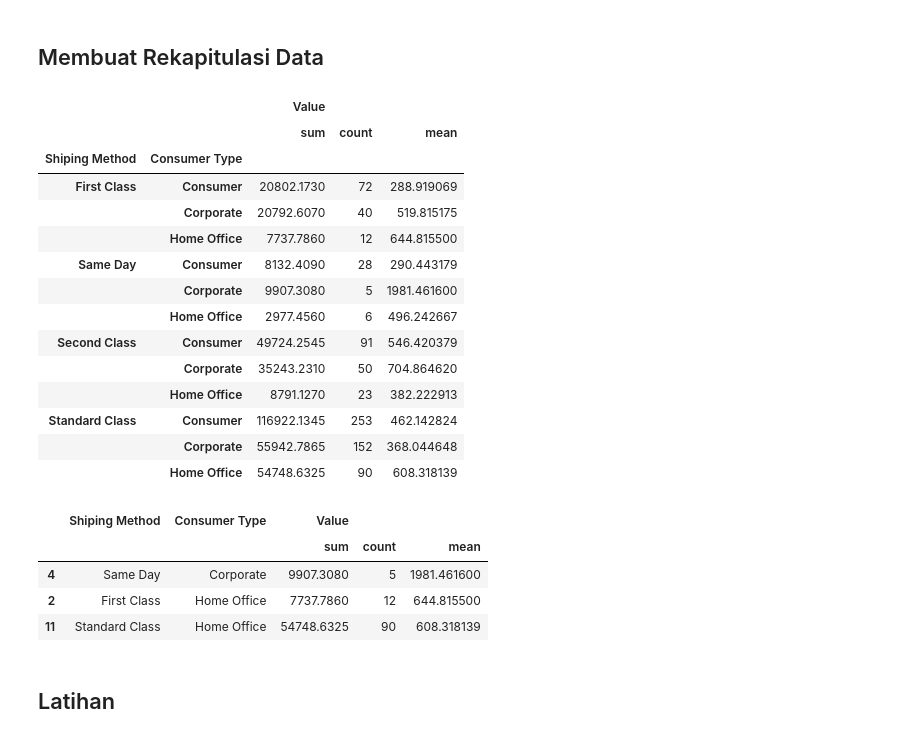
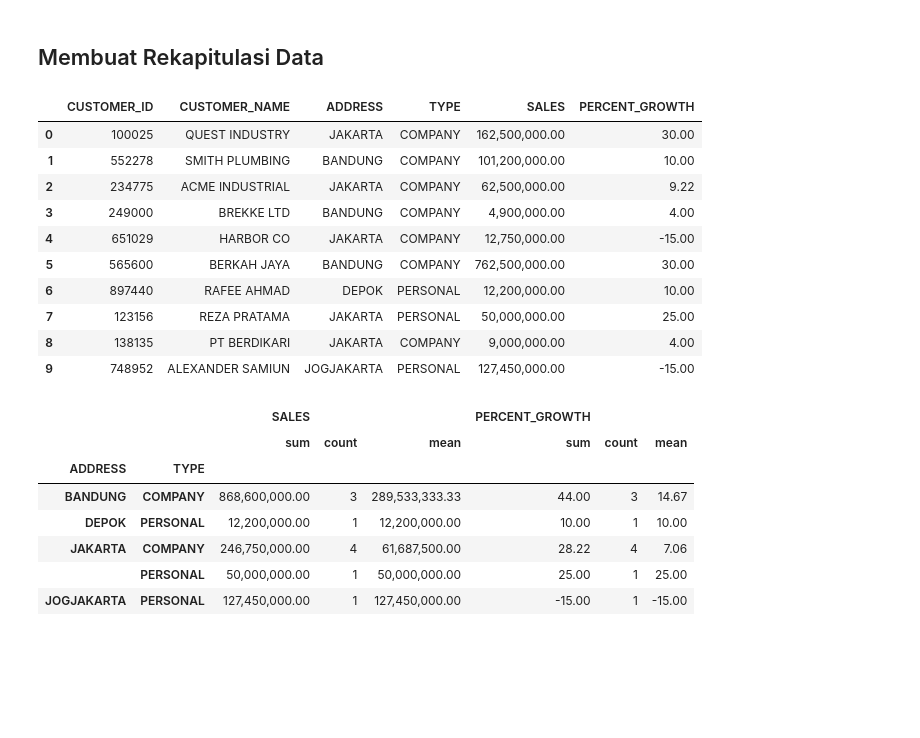
Before and after one commit to CRMDSDIP/PJJDAS_IV, a Jupyter notebook: Data_Preparation/day1/DataPreparation_1.ipynb, the cells around one changed output. Saved outputs shown, nothing was run; the diff lists cells and outputs as text; code cells hidden in the pictures; blank space fills up the shorter version.

```diff
--- a/Data_Preparation/day1/DataPreparation.ipynb
+++ b/Data_Preparation/day1/DataPreparation_1.ipynb
@@ -1305,0 +1715,3 @@ df_case1
+# %%
+df.columns = ["CUSTOMER_ID", "CUSTOMER_NAME", "ADDRESS", "TYPE", "SALES", "PERCENT_GROWTH"]
+df
@@ -1507,8 +1948,9 @@ MultiIndex([('bar', 'one'),
             ('qux', 'two')],
            names=['first', 'second'])
 # %%
-df = pd.DataFrame(np.random.randn(8, 2), index=index, columns=["A", "B"])
-df
+# create df dengan multi index
+df_case2 = pd.DataFrame(np.random.randn(8, 2), index=index, columns=["A", "B"])
+df_case2
 # %% [output]
 |  |  | A | B |
 | first | second |  |  |
@@ -1595,6 +2040,7 @@ stacked.unstack('second')
 # load dataframe from pandas._testing
 import pandas._testing as tm
 
+# create our own function to unpivot
 def unpivot(frame):
     N, K = frame.shape
     data = {
@@ -1605,8 +2051,9 @@ def unpivot(frame):
     return pd.DataFrame(data, columns=["date", "variable", "value"])
 
 
-df = unpivot(tm.makeTimeDataFrame(3))
+# membuat df dengan function unpivot
+df_case3 = unpivot(tm.makeTimeDataFrame(3))
 
-df
+df_case3
 # %% [output]
 |  | date | variable | value |
@@ -1925,37 +2347,33 @@ df_case_bumd2017.dropna(subset=['keterangan']).sample(3)
 # %% [markdown]
 ## Membuat Rekapitulasi Data
+# %%
+# create dataframe df2 dari df
+df2 = df.copy()
+df2
+# %% [output]
+|  | CUSTOMER_ID | CUSTOMER_NAME | ADDRESS | TYPE | SALES | PERCENT_GROWTH |
+| 0 | 100025 | QUEST INDUSTRY | JAKARTA | COMPANY | 162,500,000.00 | 30.00 |
+| 1 | 552278 | SMITH PLUMBING | BANDUNG | COMPANY | 101,200,000.00 | 10.00 |
+| 2 | 234775 | ACME INDUSTRIAL | JAKARTA | COMPANY | 62,500,000.00 | 9.22 |
+| 3 | 249000 | BREKKE LTD | BANDUNG | COMPANY | 4,900,000.00 | 4.00 |
+| 4 | 651029 | HARBOR CO | JAKARTA | COMPANY | 12,750,000.00 | -15.00 |
+| 5 | 565600 | BERKAH JAYA | BANDUNG | COMPANY | 762,500,000.00 | 30.00 |
+| 6 | 897440 | RAFEE AHMAD | DEPOK | PERSONAL | 12,200,000.00 | 10.00 |
+| 7 | 123156 | REZA PRATAMA | JAKARTA | PERSONAL | 50,000,000.00 | 25.00 |
+| 8 | 138135 | PT BERDIKARI | JAKARTA | COMPANY | 9,000,000.00 | 4.00 |
+| 9 | 748952 | ALEXANDER SAMIUN | JOGJAKARTA | PERSONAL | 127,450,000.00 | -15.00 |
 # %%
 # Penting untuk membuat resume atas data sebagai tambahan understanding kita
 # Kita akan melakukan grouping dari df_case2_melted
 # Menggunakan fungsi Sum, Count dan Mean sebagai value
-df_case_group1 = df_case2_melted.groupby(by=['Shiping Method','Consumer Type']).agg(['sum','count','mean'])
-df_case_group1
+df2 = df2.groupby(by=['ADDRESS','TYPE']).agg(['sum','count','mean'])
+df2
 # %% [output]
-|  |  | Value |  |  |
-|  |  | sum | count | mean |
-| Shiping Method | Consumer Type |  |  |  |
-| First Class | Consumer | 20802.1730 | 72 | 288.919069 |
-|  | Corporate | 20792.6070 | 40 | 519.815175 |
-|  | Home Office | 7737.7860 | 12 | 644.815500 |
-| Same Day | Consumer | 8132.4090 | 28 | 290.443179 |
-|  | Corporate | 9907.3080 | 5 | 1981.461600 |
-|  | Home Office | 2977.4560 | 6 | 496.242667 |
-| Second Class | Consumer | 49724.2545 | 91 | 546.420379 |
-|  | Corporate | 35243.2310 | 50 | 704.864620 |
-|  | Home Office | 8791.1270 | 23 | 382.222913 |
-| Standard Class | Consumer | 116922.1345 | 253 | 462.142824 |
-|  | Corporate | 55942.7865 | 152 | 368.044648 |
-|  | Home Office | 54748.6325 | 90 | 608.318139 |
+|  |  | SALES |  |  | PERCENT_GROWTH |  |  |
+|  |  | sum | count | mean | sum | count | mean |
+| ADDRESS | TYPE |  |  |  |  |  |  |
+| BANDUNG | COMPANY | 868,600,000.00 | 3 | 289,533,333.33 | 44.00 | 3 | 14.67 |
+| DEPOK | PERSONAL | 12,200,000.00 | 1 | 12,200,000.00 | 10.00 | 1 | 10.00 |
+| JAKARTA | COMPANY | 246,750,000.00 | 4 | 61,687,500.00 | 28.22 | 4 | 7.06 |
+|  | PERSONAL | 50,000,000.00 | 1 | 50,000,000.00 | 25.00 | 1 | 25.00 |
+| JOGJAKARTA | PERSONAL | 127,450,000.00 | 1 | 127,450,000.00 | -15.00 | 1 | -15.00 |
-# %%
-# Untuk mengisi data yang kosong pada kolom yang sama
-# Kita bisa menggunakan fungsi .reset_index()
-df_case_group1.reset_index(inplace=True)
-df_case_group1.sample(3)
-# %% [output]
-|  | Shiping Method | Consumer Type | Value |  |  |
-|  |  |  | sum | count | mean |
-| 4 | Same Day | Corporate | 9907.3080 | 5 | 1981.461600 |
-| 2 | First Class | Home Office | 7737.7860 | 12 | 644.815500 |
-| 11 | Standard Class | Home Office | 54748.6325 | 90 | 608.318139 |
-# %% [markdown]
-## Latihan
```
Also changed, not shown: parts of 313 cells of this notebook.
